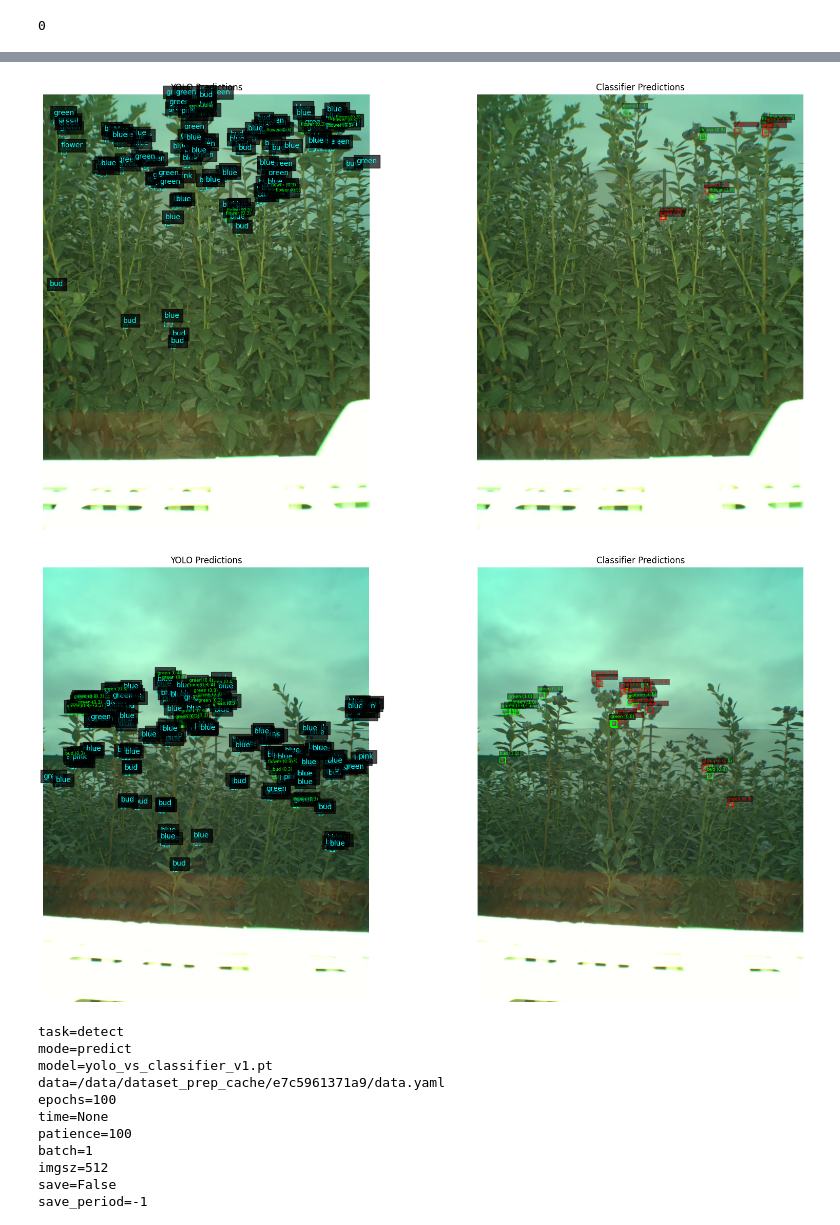
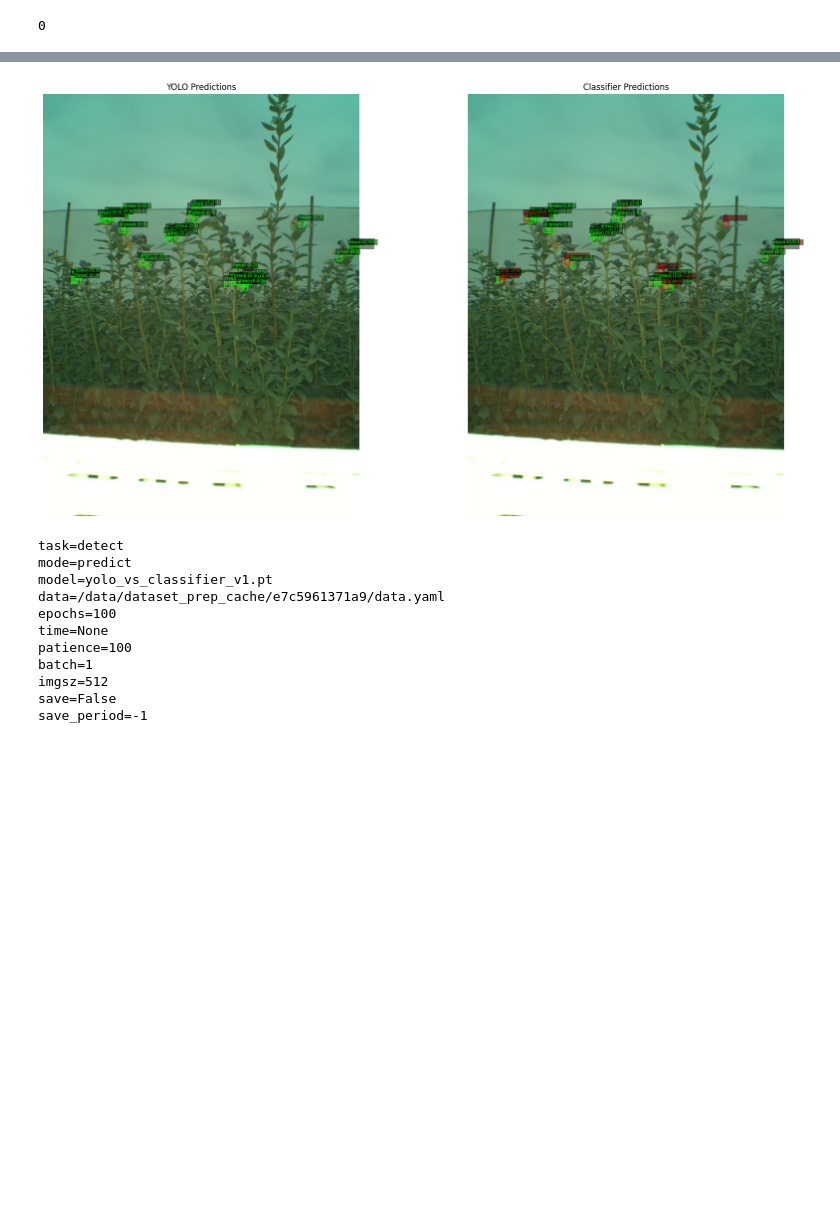
Before and after one commit to kpetrakis-eden/ml-sandbox, a Jupyter notebook: notebooks/comparison.ipynb, the cells around one changed output, grey strips where cells are left out. Saved outputs shown, nothing was run; the diff lists cells and outputs as text; code cells hidden in the pictures; blank space fills up the shorter version.

Commit message:
comparison yolo/classifier working

```diff
--- a/notebooks/comparison.ipynb
+++ b/notebooks/comparison.ipynb
@@ -263,10 +267,9 @@ interesting_images_paths = [] # images to visualize
 interesting_images_info = [] # images to visualize
 outputs = []
 total_gt_boxes = 0
-total_yolo_blue_preds = 0
 # img_h, img_w = 2048, 1536
-for label_file in islice(LABELS_DIR.iterdir(), 50):
-# for label_file in tqdm(LABELS_DIR.iterdir()):
+# for i, label_file in islice(enumerate(LABELS_DIR.iterdir()), 50):
+for label_file in tqdm(LABELS_DIR.iterdir()):
   img_file = IMAGES_DIR / label_file.with_suffix('.png').name
   # print(img_file)
   img_rgb = Image.open(img_file).convert("RGB")
@@ -282,8 +285,6 @@ for label_file in islice(LABELS_DIR.iterdir(), 50):
   pred_conf = result.boxes.conf.cpu().numpy() # (num_dets,)
   # print(pred_boxes.dtype)
   # print(np.array([t[1] for t in gt_boxes]).shape)
-
-  # total_yolo_blue_preds += np.sum(pred_cls == 5).item()
 
   matches, unmatched_gt, unmatched_pred = match_detections(
     np.array([t[1] for t in gt_boxes], dtype=np.float32), # extract [x1,y1,x2,y2] from each (label, [x1,y1,x2,y2])
@@ -341,7 +342,8 @@ for label_file in islice(LABELS_DIR.iterdir(), 50):
   '''
   # keep only images with blueberries
   if Counter([t[0] for t in gt_boxes])[5] > 100:
-    interesting_images.append((img_rgb.copy(), image_matches, img_file.name))
+    print(f"{i} : {label_file.name}")
+    # interesting_images.append((img_rgb.copy(), image_matches, img_file.name))
   '''
 
   # print(np.array([t[1] for t in gt_boxes]))
@@ -526,7 +515,6 @@ acc 62.62% | balanced_acc: 50.86% | f1_macro: 28.36% | f1_weighted: 63.15% | pre
 # %%
-from PIL import ImageDraw
-
-for label_file in islice(LABELS_DIR.iterdir(), 150, 152):
+SHOW_GROUND_TRUTH = False
+for label_file in islice(LABELS_DIR.iterdir(), 12, 13):
 # for label_file in tqdm(LABELS_DIR.iterdir()):
   img_file = IMAGES_DIR / label_file.with_suffix('.png').name
   # print(img_file)
@@ -551,11 +539,12 @@ for label_file in islice(LABELS_DIR.iterdir(), 150, 152):
   ax[0].axis("off")
   ax[1].axis("off")
 
-  for gt_label, gt_box in gt_boxes:
-    x1,y1,x2,y2 = gt_box
-    rect_gt = patches.Rectangle((x1, y1), x2-x1, y2-y1, linewidth=1, edgecolor="cyan", linestyle="--", facecolor="none")
-    ax[0].add_patch(rect_gt)
-    ax[0].text( x1, y1 - 5, f"{CLASS_NAMES[gt_label]}", color="cyan", fontsize=10, bbox=dict(facecolor="black", alpha=0.7))
+  if SHOW_GROUND_TRUTH:
+    for gt_label, gt_box in gt_boxes:
+      x1,y1,x2,y2 = gt_box
+      rect_gt = patches.Rectangle((x1, y1), x2-x1, y2-y1, linewidth=1, edgecolor="cyan", linestyle="--", facecolor="none")
+      ax[0].add_patch(rect_gt)
+      ax[0].text( x1, y1 - 5, f"{CLASS_NAMES[gt_label]}", color="cyan", fontsize=10, bbox=dict(facecolor="black", alpha=0.7))
 
   for box, yolo_cls, yolo_conf in zip(pred_boxes, pred_cls, pred_conf):
     x1, y1, x2, y2 = box
@@ -570,33 +559,32 @@ for label_file in islice(LABELS_DIR.iterdir(), 150, 152):
 
     # =========================
     # LEFT IMAGE (YOLO)
     # =========================
     rect_yolo = patches.Rectangle((x1, y1), x2-x1, y2-y1, linewidth=1, edgecolor='lime', facecolor='none')
     ax[0].add_patch(rect_yolo)
     text = (
       f"{CLASS_NAMES[yolo_cls.astype(np.int64)]} ({yolo_conf:.1f})"
       # f"GT:{gt_cls} | "
       # f"{CLASS_NAMES[yolo_cls]} ({yolo_conf:.1f}) | "
       # f"C:{classifier_pred} ({classifier_conf:.1f})"
     )
     ax[0].text(x1, y1-5, text, color="lime", fontsize=6, verticalalignment='bottom', bbox=dict(facecolor='black', alpha=0.5, pad=1, edgecolor="none"))
     # =========================
     # RIGHT IMAGE (Classifier)
     # =========================
     color = "lime" if classifier_pred == yolo_cls else "red"
     rect_cls = patches.Rectangle((x1, y1), x2-x1, y2-y1, linewidth=1, edgecolor=color, facecolor='none')
     ax[1].add_patch(rect_cls)
     text = (
       f"{CLASS_NAMES[classifier_pred]} ({classifier_conf:.1f})"
       # f"GT:{gt_cls} | "
       # f"Y:{yolo_cls} ({info['yolo_conf']:.1f}) | "
       # f"{CLASS_NAMES[classifier_pred]} ({classifier_conf:.1f})"
     )
     ax[1].text(x1, y1-5, text, color=color, fontsize=6, verticalalignment='bottom', bbox=dict(facecolor='black', alpha=0.5, pad=1, edgecolor="none"))
 
   plt.tight_layout()
   plt.show()
 # %% [output]
-[figure, old version]
+[figure, new version]
-[figure, removed]
 # %%
```
Also changed, not shown: parts of 7 cells of this notebook.
